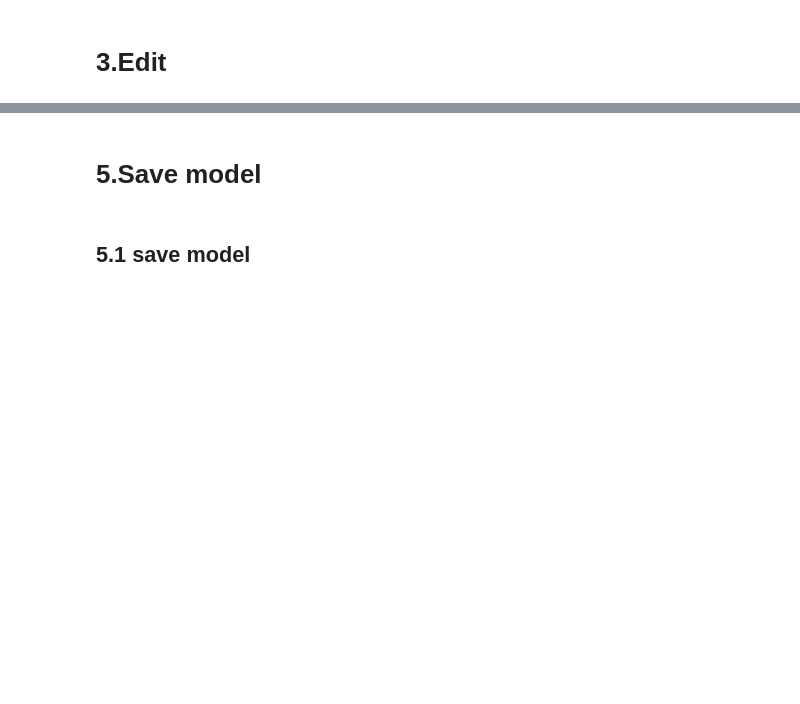
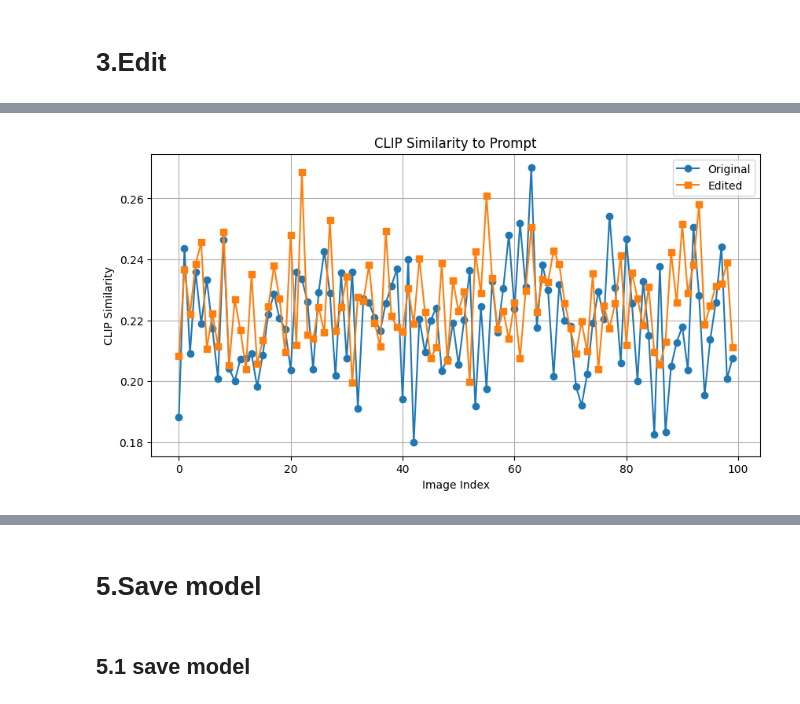
Before and after one commit to WenyueYang433/ECE1508GenAI-Project, a Jupyter notebook: notebook/CVAE.ipynb, the cells around one changed output, grey strips where cells are left out. Saved outputs shown, nothing was run; the diff lists cells and outputs as text; code cells hidden in the pictures; blank space fills up the shorter version.

```diff
--- a/notebook/CVAE.ipynb
+++ b/notebook/CVAE.ipynb
@@ -416,0 +476,12 @@ show_individual_comparison(imgs, x_rec, edit_prompts)
+# %%
+plt.figure(figsize=(10, 5))
+plt.plot(sim_orig.cpu(), label="Original", marker='o')
+plt.plot(sim_edit.cpu(), label="Edited", marker='s')
+plt.xlabel("Image Index")
+plt.ylabel("CLIP Similarity")
+plt.title("CLIP Similarity to Prompt")
+plt.legend()
+plt.grid(True)
+plt.show()
+# %% [output]
+[figure, added]
```
Also changed, not shown: parts of 19 cells of this notebook.
